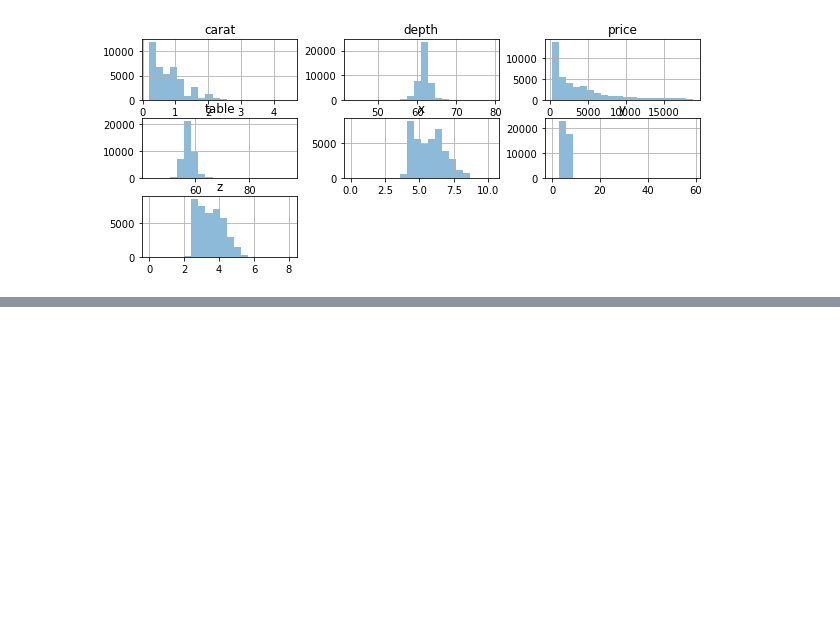
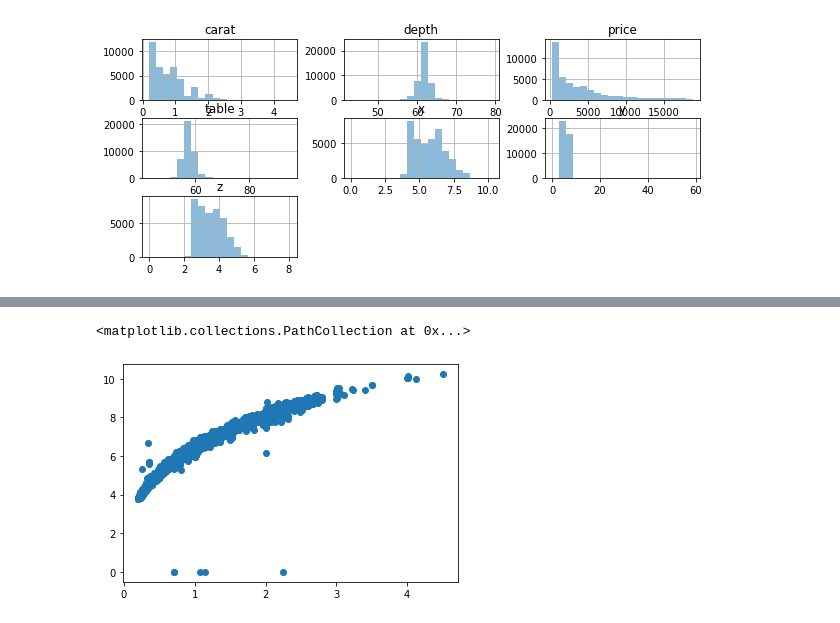
Before and after one commit to ChristianJavierMelo/EDA-visualization-with-Tableau, a Jupyter notebook: notebooks/test.ipynb, the cells around one changed output, grey strips where cells are left out. Drawn from its saved outputs; the diff is of its cells as text; code cells hidden in the pictures; blank space fills up the shorter version.

```diff
--- a/notebooks/test.ipynb
+++ b/notebooks/test.ipynb
@@ -270,0 +528,5 @@ array([[<matplotlib.axes._subplots.AxesSubplot object at 0x...>,
+# %%
+plt.scatter(diamonds['carat'], diamonds['x'])
+# %% [output]
+<matplotlib.collections.PathCollection at 0x...>
+[figure, added]
```
Also changed, not shown: parts of 66 cells of this notebook.
